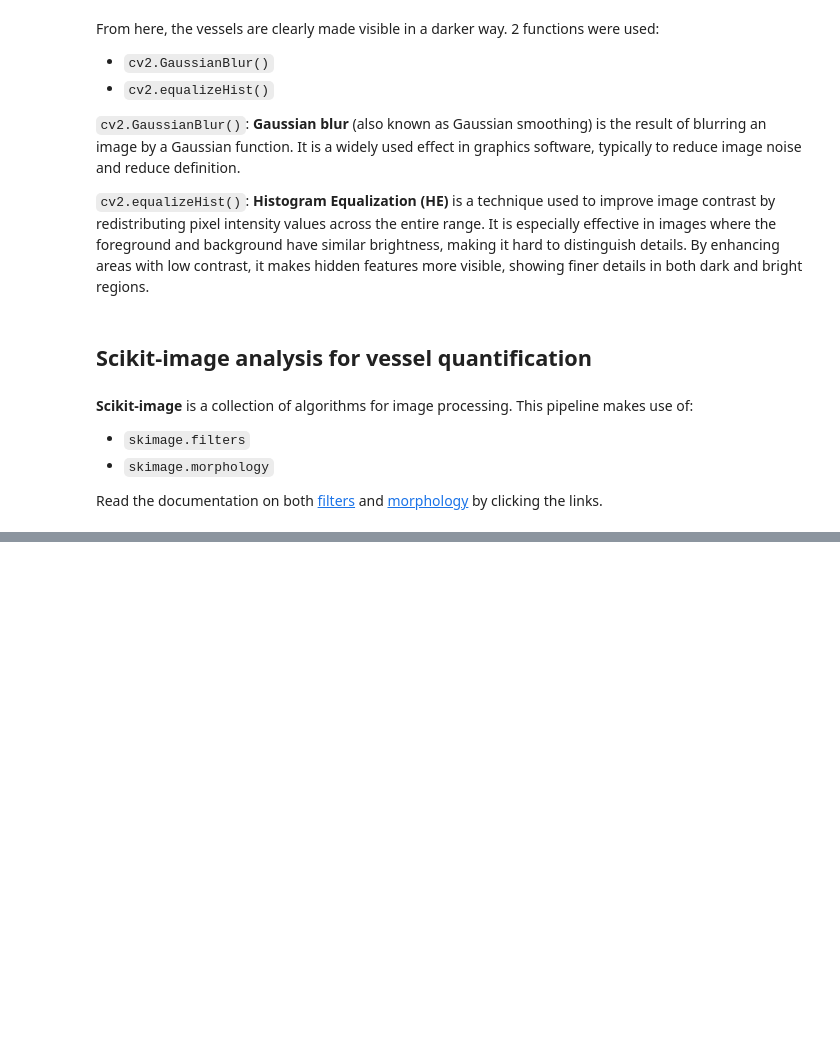
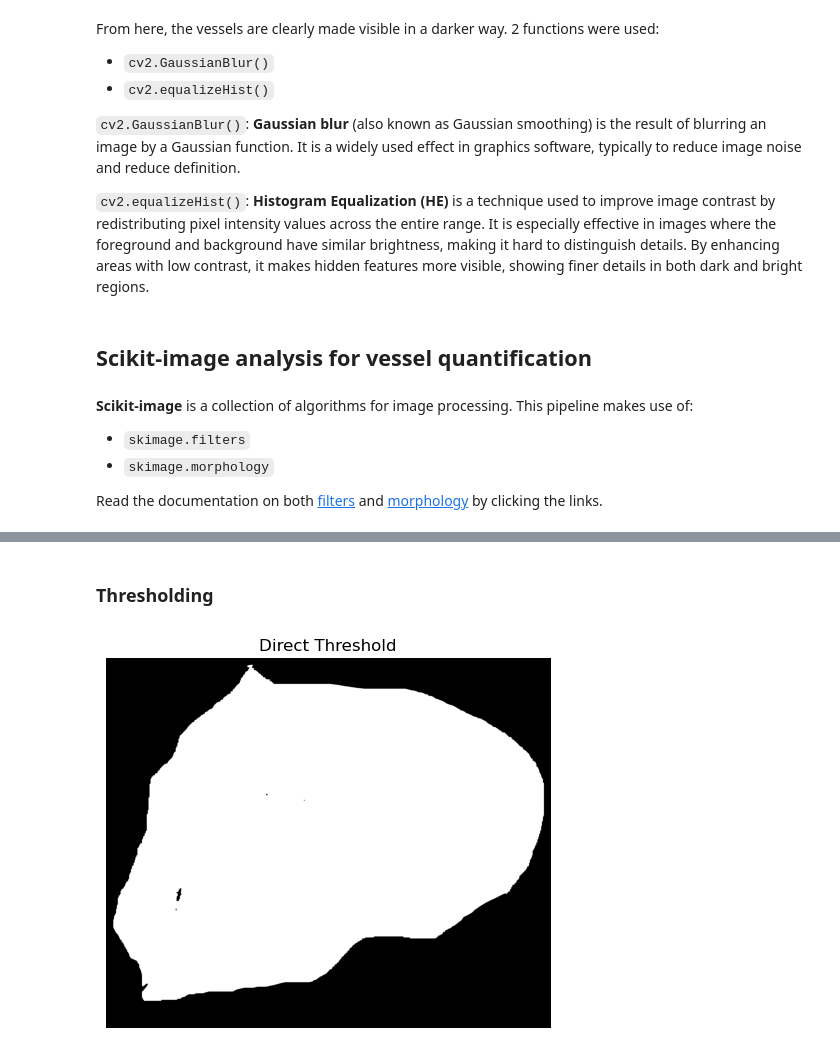
Before and after one commit to yana-kel/vessel-quant, a Jupyter notebook: vessel-quant.ipynb, the cells around one changed output, grey strips where cells are left out. Cells and saved outputs as stored; diff of their text form; code cells hidden in the pictures; blank space fills up the shorter version.

```diff
--- a/vessel-quant.ipynb
+++ b/vessel-quant.ipynb
@@ -132,0 +148,14 @@ plt.show()
+# %% [markdown]
+### Thresholding
+# %%
+from skimage.filters import threshold_otsu
+
+thresh = threshold_otsu(img_invert)
+binary = img_invert > thresh
+
+plt.imshow(binary, cmap='gray')
+plt.title("Direct Threshold")
+plt.axis('off')
+plt.show()
+# %% [output]
+[figure, added]
```
Also changed, not shown: parts of 29 cells of this notebook, 9 other files.
